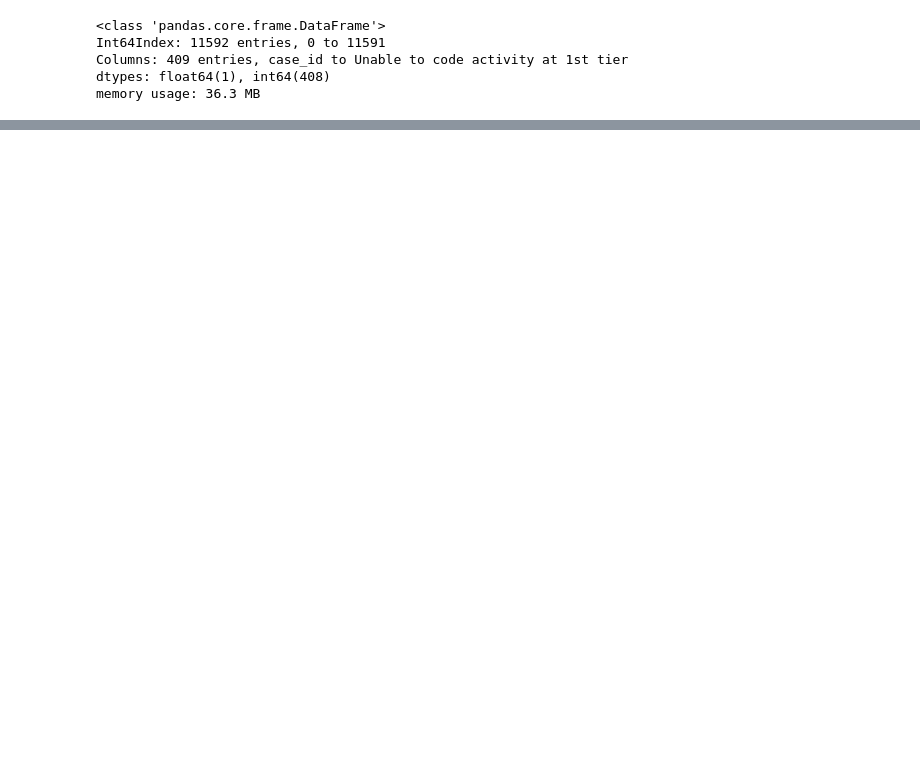
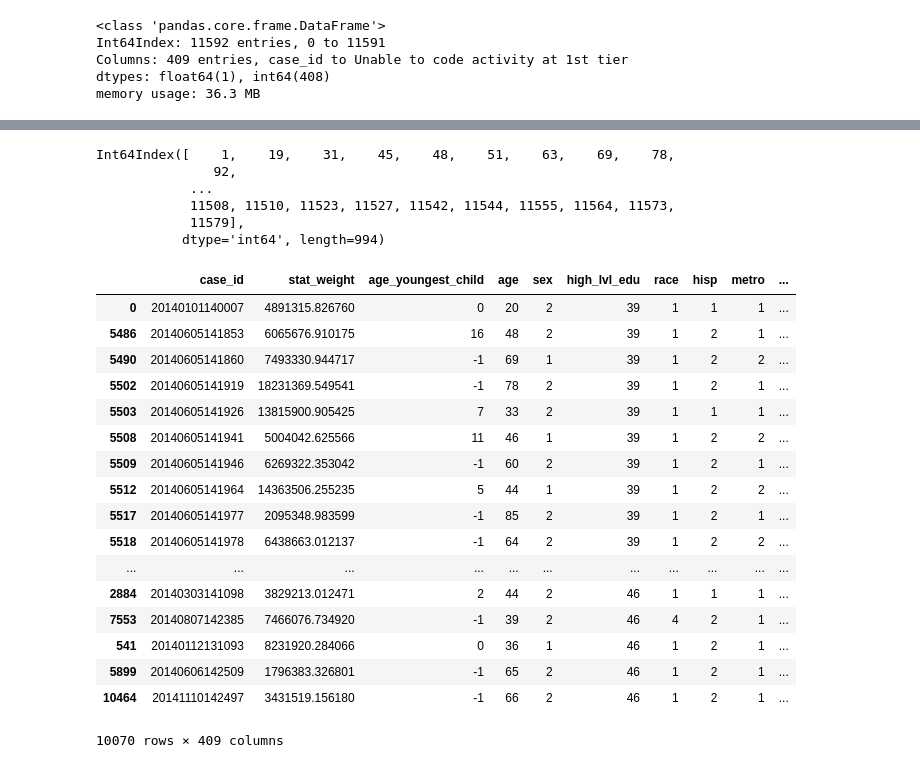
Before and after one commit to nckathleen/ATUS-Analysis, a Jupyter notebook: ATUS-Anaylsis.ipynb, the cells around one changed output, grey strips where cells are left out. Cells and saved outputs as stored; diff of their text form; code cells hidden in the pictures; blank space fills up the shorter version.

```diff
--- a/ATUS-Anaylsis.ipynb
+++ b/ATUS-Anaylsis.ipynb
@@ -541,0 +82,30 @@ len(summary.age.unique())
+# %%
+summary[summary.hs_or_col > 0].index
+# %% [output]
+Int64Index([    1,    19,    31,    45,    48,    51,    63,    69,    78,
+               92,
+            ...
+            11508, 11510, 11523, 11527, 11542, 11544, 11555, 11564, 11573,
+            11579],
+           dtype='int64', length=994)
+# %%
+summary[summary.high_lvl_edu > 38].sort('high_lvl_edu')
+# %% [output]
+|  | case_id | stat_weight | age_youngest_child | age | sex | high_lvl_edu | race | hisp | metro | ... |
+| 0 | 20140101140007 | 4891315.826760 | 0 | 20 | 2 | 39 | 1 | 1 | 1 | ... |
+| 5486 | 20140605141853 | 6065676.910175 | 16 | 48 | 2 | 39 | 1 | 2 | 1 | ... |
+| 5490 | 20140605141860 | 7493330.944717 | -1 | 69 | 1 | 39 | 1 | 2 | 2 | ... |
+| 5502 | 20140605141919 | 18231369.549541 | -1 | 78 | 2 | 39 | 1 | 2 | 1 | ... |
+| 5503 | 20140605141926 | 13815900.905425 | 7 | 33 | 2 | 39 | 1 | 1 | 1 | ... |
+| 5508 | 20140605141941 | 5004042.625566 | 11 | 46 | 1 | 39 | 1 | 2 | 2 | ... |
+| 5509 | 20140605141946 | 6269322.353042 | -1 | 60 | 2 | 39 | 1 | 2 | 1 | ... |
+| 5512 | 20140605141964 | 14363506.255235 | 5 | 44 | 1 | 39 | 1 | 2 | 2 | ... |
+| 5517 | 20140605141977 | 2095348.983599 | -1 | 85 | 2 | 39 | 1 | 2 | 1 | ... |
+| 5518 | 20140605141978 | 6438663.012137 | -1 | 64 | 2 | 39 | 1 | 2 | 2 | ... |
+| ... | ... | ... | ... | ... | ... | ... | ... | ... | ... | ... |
+| 2884 | 20140303141098 | 3829213.012471 | 2 | 44 | 2 | 46 | 1 | 1 | 1 | ... |
+| 7553 | 20140807142385 | 7466076.734920 | -1 | 39 | 2 | 46 | 4 | 2 | 1 | ... |
+| 541 | 20140112131093 | 8231920.284066 | 0 | 36 | 1 | 46 | 1 | 2 | 1 | ... |
+| 5899 | 20140606142509 | 1796383.326801 | -1 | 65 | 2 | 46 | 1 | 2 | 1 | ... |
+| 10464 | 20141110142497 | 3431519.156180 | -1 | 66 | 2 | 46 | 1 | 2 | 1 | ... |
+10070 rows × 409 columns
```
Also changed, not shown: parts of 8 cells of this notebook.
